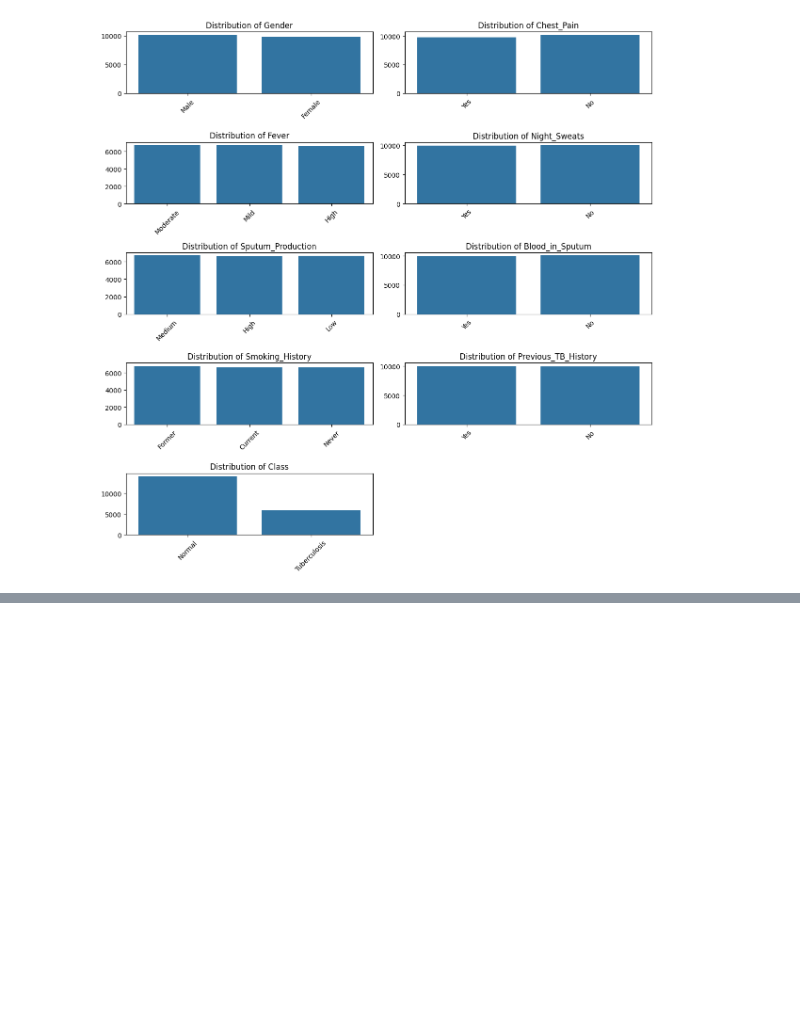
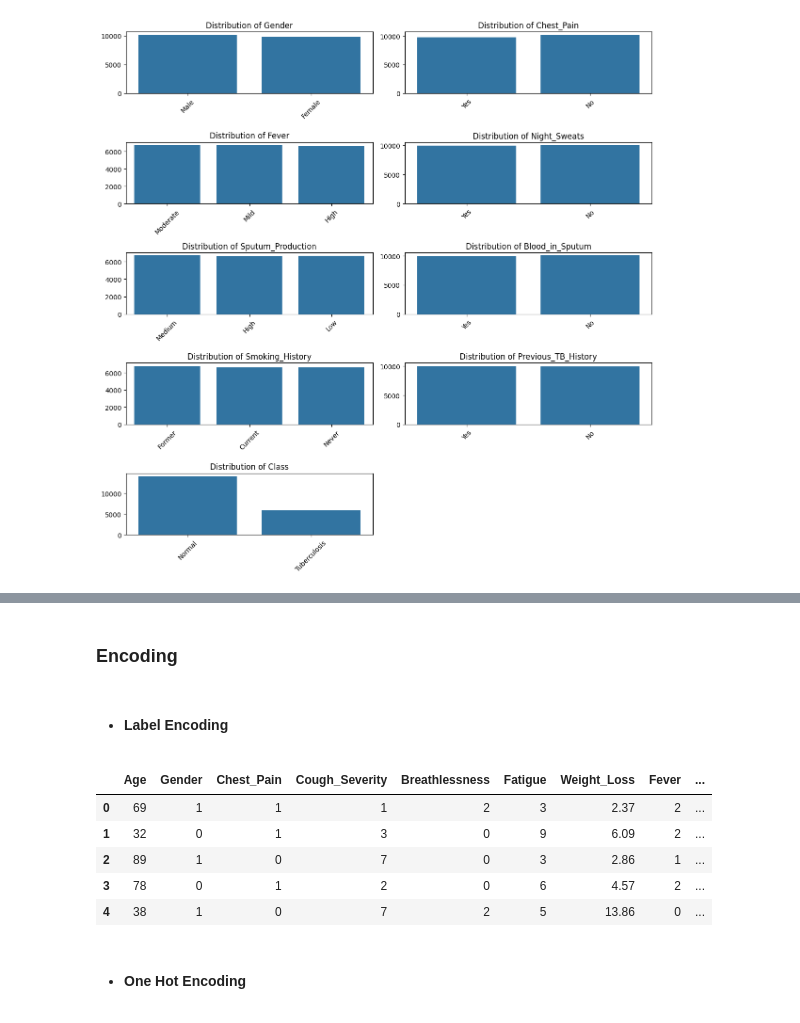
Before and after one commit to JayaWinata/Tuberculosis-Prediction, a Jupyter notebook: notebook/preprocess.ipynb, the cells around one changed output, grey strips where cells are left out. Cells and saved outputs as stored; diff of their text form; code cells hidden in the pictures; blank space fills up the shorter version.

```diff
--- a/notebook/preprocess.ipynb
+++ b/notebook/preprocess.ipynb
@@ -98,0 +110,4 @@ plt.show()
+# %%
+df = df.drop('Patient_ID', axis=1)
+# %%
+categorical_cols = df.select_dtypes(include='object').columns
@@ -98,0 +116,21 @@ plt.show()
+# %% [markdown]
+### Encoding
+# %% [markdown]
+- #### Label Encoding
+# %%
+df_v1 = df.copy()
+# %%
+le = LabelEncoder()
+for i in categorical_cols:
+    df_v1[i] = le.fit_transform(df_v1[i])
+# %%
+df_v1.head()
+# %% [output]
+|  | Age | Gender | Chest_Pain | Cough_Severity | Breathlessness | Fatigue | Weight_Loss | Fever | ... |
+| 0 | 69 | 1 | 1 | 1 | 2 | 3 | 2.37 | 2 | ... |
+| 1 | 32 | 0 | 1 | 3 | 0 | 9 | 6.09 | 2 | ... |
+| 2 | 89 | 1 | 0 | 7 | 0 | 3 | 2.86 | 1 | ... |
+| 3 | 78 | 0 | 1 | 2 | 0 | 6 | 4.57 | 2 | ... |
+| 4 | 38 | 1 | 0 | 7 | 2 | 5 | 13.86 | 0 | ... |
+# %% [markdown]
+- #### One Hot Encoding
```
Also changed, not shown: parts of 24 cells of this notebook.
